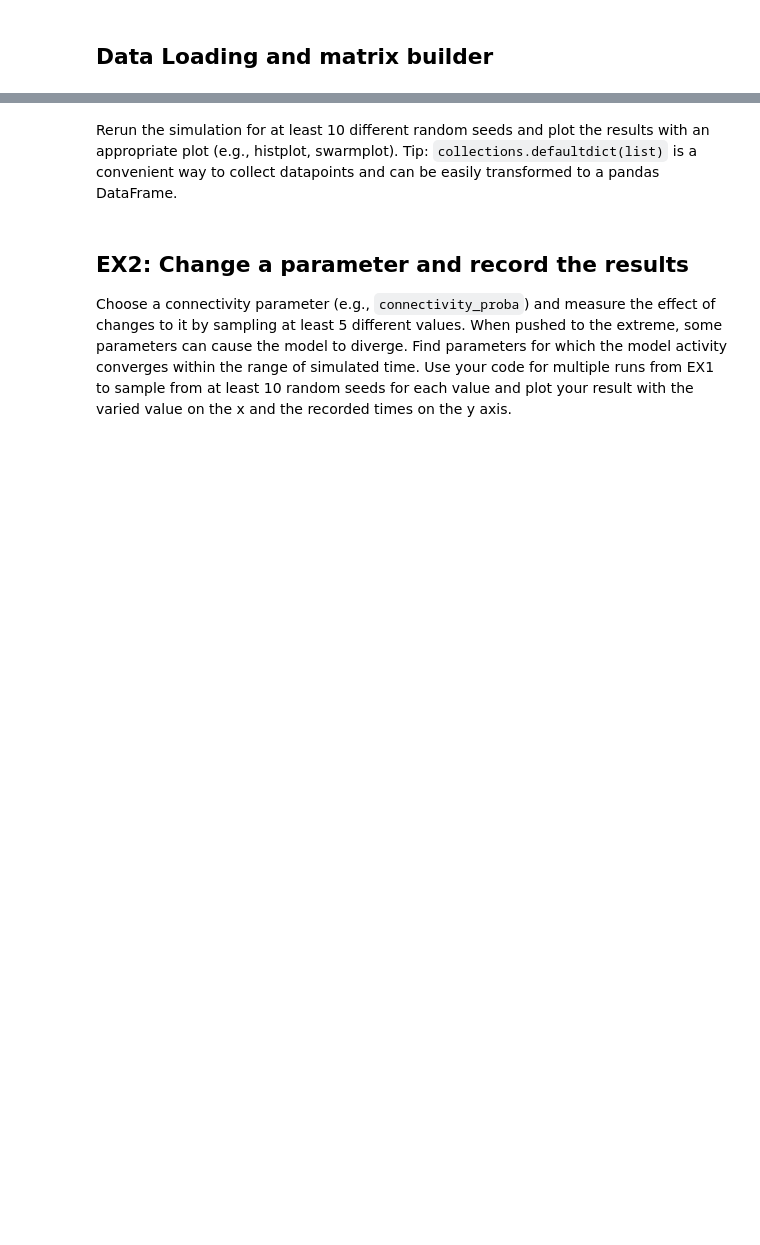
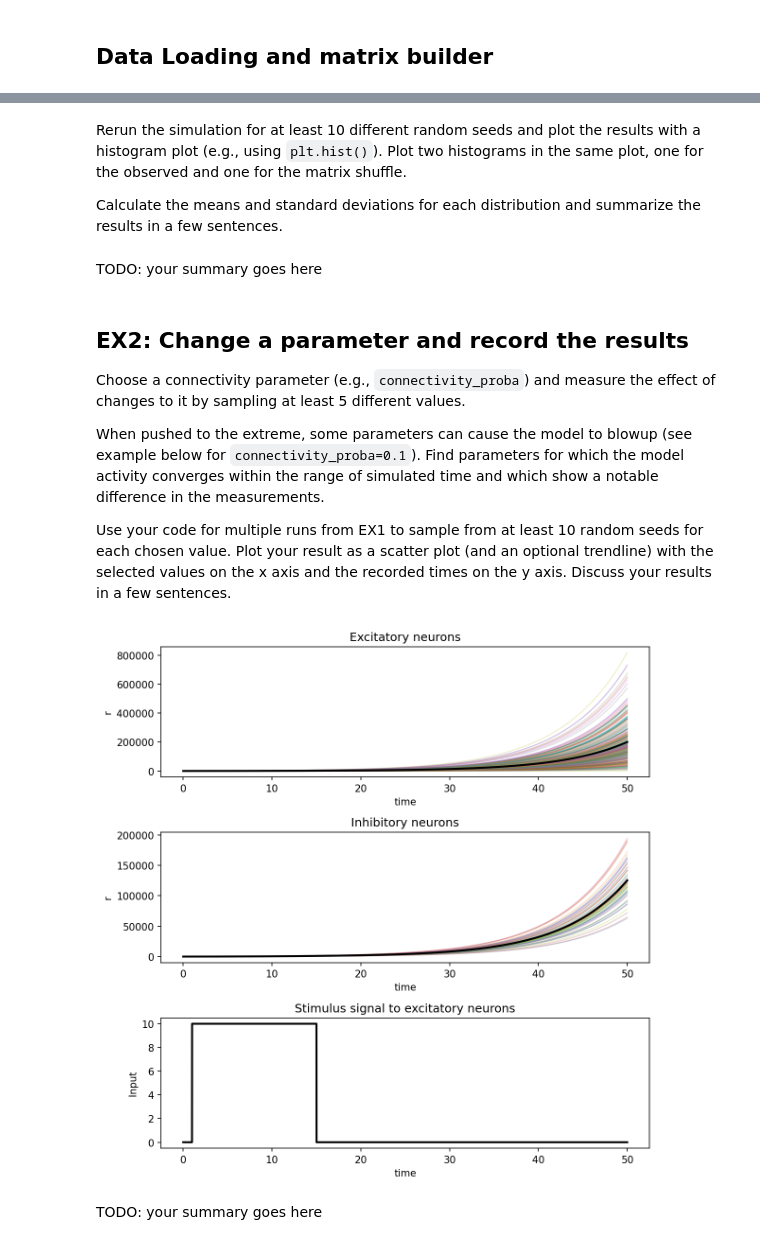
Before and after one commit to sdorkenw/AMATH_342_neuronal_circuits, a Jupyter notebook: Modelling_local_circuits_HW.ipynb, the cells around one changed output, grey strips where cells are left out. Cells and saved outputs as stored; diff of their text form; code cells hidden in the pictures; blank space fills up the shorter version.

```diff
--- a/Modelling_local_circuits_HW.ipynb
+++ b/Modelling_local_circuits_HW.ipynb
@@ -416,3 +443,5 @@ delta_T
 # %% [markdown]
-Rerun the simulation for at least 10 different random seeds and plot the results with an appropriate plot (e.g., histplot, swarmplot). Tip: `collections.defaultdict(list)` is a convenient way to collect datapoints and can be easily transformed to a pandas DataFrame.
+Rerun the simulation for at least 10 different random seeds and plot the results with a histogram plot (e.g., using `plt.hist()`). Plot two histograms in the same plot, one for the observed and one for the matrix shuffle.
+
+Calculate the means and standard deviations for each distribution and summarize the results in a few sentences.
 # %%
@@ -420,5 +449,44 @@ Rerun the simulation for at least 10 different random seeds and plot the results
+# %% [markdown]
+TODO: your summary goes here
 # %% [markdown]
 ## EX2: Change a parameter and record the results
 
-Choose a connectivity parameter (e.g., `connectivity_proba`) and measure the effect of changes to it by sampling at least 5 different values. When pushed to the extreme, some parameters can cause the model to diverge. Find parameters for which the model activity converges within the range of simulated time. Use your code for multiple runs from EX1 to sample from at least 10 random seeds for each value and plot your result with the varied value on the x and the recorded times on the y axis.
+Choose a connectivity parameter (e.g., `connectivity_proba`) and measure the effect of changes to it by sampling at least 5 different values.
+
+When pushed to the extreme, some parameters can cause the model to blowup (see example below for `connectivity_proba=0.1`). Find parameters for which the model activity converges within the range of simulated time and which show a notable difference in the measurements.
+
+Use your code for multiple runs from EX1 to sample from at least 10 random seeds for each chosen value. Plot your result as a scatter plot (and an optional trendline) with the selected values on the x axis and the recorded times on the y axis. Discuss your results in a few sentences.
+# %%
+# Connectivity parameters
+g = .002  # overall gain of connectivity
+connectivity_proba = .1 # Likelihood of two neurons to be connected with each other
+r_inhibitory = .15 # Ratio of inhibitory neurons
+inh_exc_balance = .15 # Result of I/E for every neuron's input
+
+n_neurons_exc = len(syn_mat_l23)
+n_neurons = int(n_neurons_exc / (1 - r_inhibitory)) # number of neurons
+
+# Simulation parameters
+t_max = 50 # Length of simulation
+dt = 0.01 # Simulation time step
+t_stimulus_start = 1 # Stimulus start time
+t_stimulus_end = 15 # Stimulus end time
+stim_strength = 10 # Stimulus strength rate
+tau = .25 # Neuron time constant
+
+# Simulation variables
+n_steps = int(t_max / dt)
+stimulus = generate_stimulus(n_neurons, n_steps, r_inhibitory, stim_strength, t_stimulus_start, t_stimulus_end, dt)
+# %%
+W = observed_plus_random_connectivity_matrix(syn_mat_l23, r_inhibitory=r_inhibitory, g=g,
+                                             connectivity_proba=connectivity_proba, random_seed=random_seed,
+                                             inh_exc_balance=inh_exc_balance)
+
+# Run simulation
+r = run_simulation(W, stimulus, dt=dt)
+
+# Plot
+plot_time_series(r, stimulus, dt, r_inhibitory)
+# %% [output]
+[figure, added]
 # %%
@@ -426 +494,3 @@ Choose a connectivity parameter (e.g., `connectivity_proba`) and measure the eff
+# %% [markdown]
+TODO: your summary goes here
 # %% [markdown]
```
Also changed, not shown: parts of 16 cells of this notebook, 3 other files.
